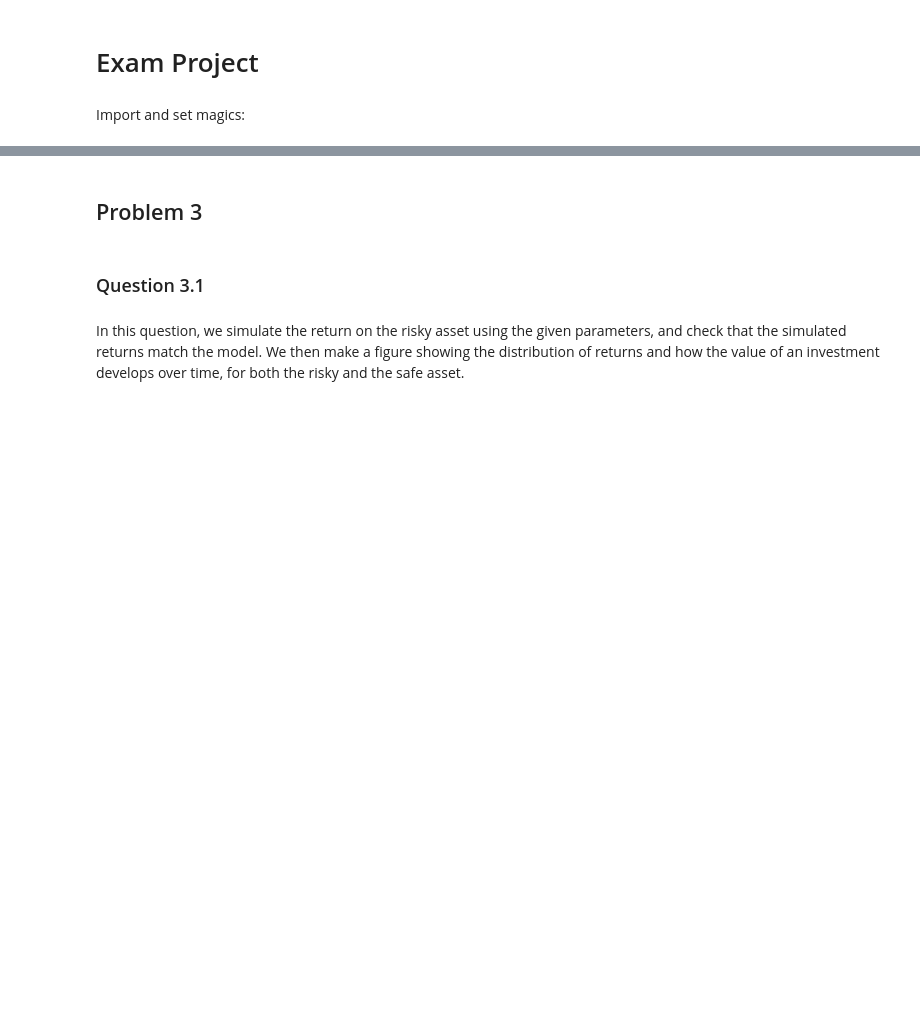
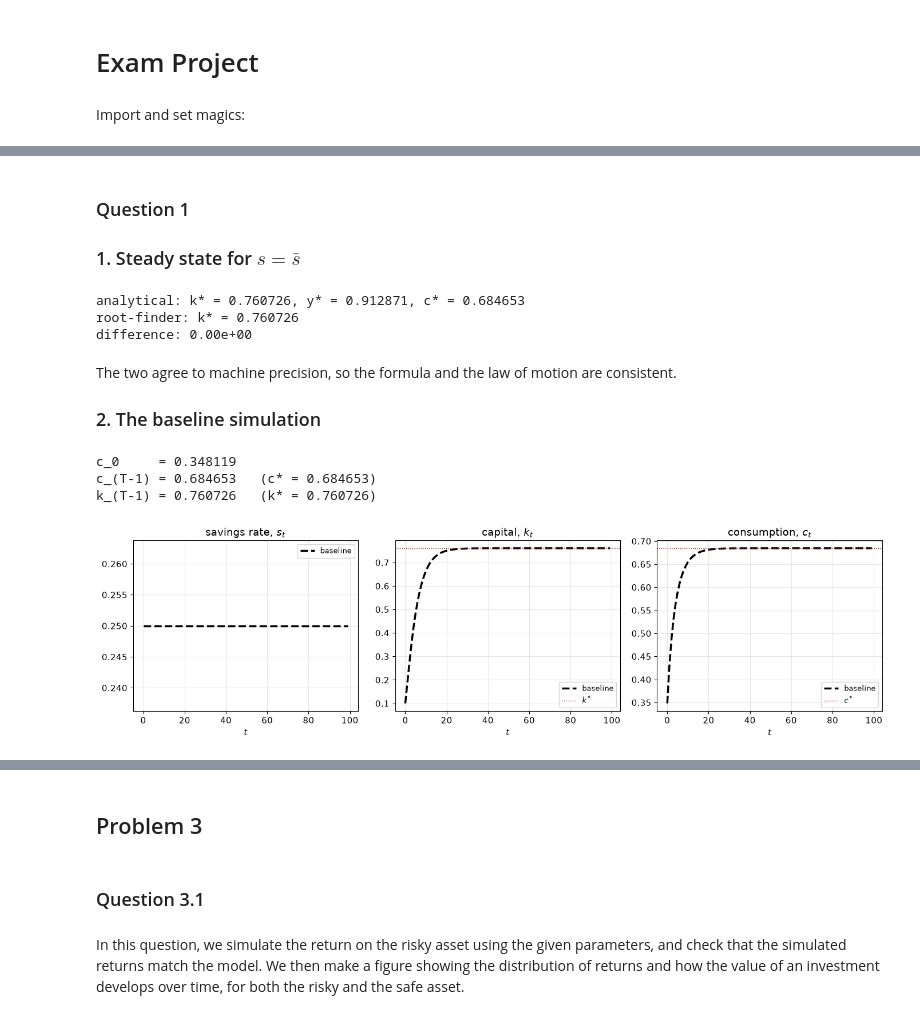
Before and after one commit to NumEconCopenhagen/projects-2025-philippa-ronya, a Jupyter notebook: 03_examproject/Examproject.ipynb, the cells around one changed output, grey strips where cells are left out. Saved outputs shown, nothing was run; the diff lists cells and outputs as text; code cells hidden in the pictures; blank space fills up the shorter version.

```diff
--- a/03_examproject/Examproject.ipynb
+++ b/03_examproject/Examproject.ipynb
@@ -16,0 +169,42 @@ import Problem1, Problem2
+# %% [markdown]
+### Question 1
+
+### 1. Steady state for $s=\bar{s}$
+# %%
+# a. analytical steady state
+k_ss,y_ss,c_ss = model.steady_state() # s = par.s_bar by default
+
+# b. numerical steady state, the root of k_next(k,s)-k
+k_ss_num = model.solve_steady_state()
+
+print(f'analytical: k* = {k_ss:.6f}, y* = {y_ss:.6f}, c* = {c_ss:.6f}')
+print(f'root-finder: k* = {k_ss_num:.6f}')
+print(f'difference: {np.abs(k_ss-k_ss_num):.2e}')
+
+assert np.isclose(k_ss,k_ss_num), 'the analytical and the numerical steady state disagree'
+# %% [output]
+analytical: k* = 0.760726, y* = 0.912871, c* = 0.684653
+root-finder: k* = 0.760726
+difference: 0.00e+00
+# %% [markdown]
+The two agree to machine precision, so the formula and the law of motion are consistent.
+
+### 2. The baseline simulation
+# %%
+baseline = store(model.simulate(par.s_bar))
+
+print(f'c_0     = {baseline["c"][0]:.6f}')
+print(f'c_(T-1) = {baseline["c"][-1]:.6f}   (c* = {c_ss:.6f})')
+print(f'k_(T-1) = {baseline["k"][-1]:.6f}   (k* = {k_ss:.6f})')
+# %% [output]
+c_0     = 0.348119
+c_(T-1) = 0.684653   (c* = 0.684653)
+k_(T-1) = 0.760726   (k* = 0.760726)
+# %%
+fig,axes = plot_paths({'baseline':baseline})
+axes[1].axhline(k_ss,color='firebrick',lw=1,ls=':',label='$k^*$')
+axes[2].axhline(c_ss,color='firebrick',lw=1,ls=':',label='$c^*$')
+axes[1].legend(fontsize=9); axes[2].legend(fontsize=9)
+plt.show()
+# %% [output]
+[figure, added]
```
Also changed, not shown: parts of 39 cells of this notebook.
